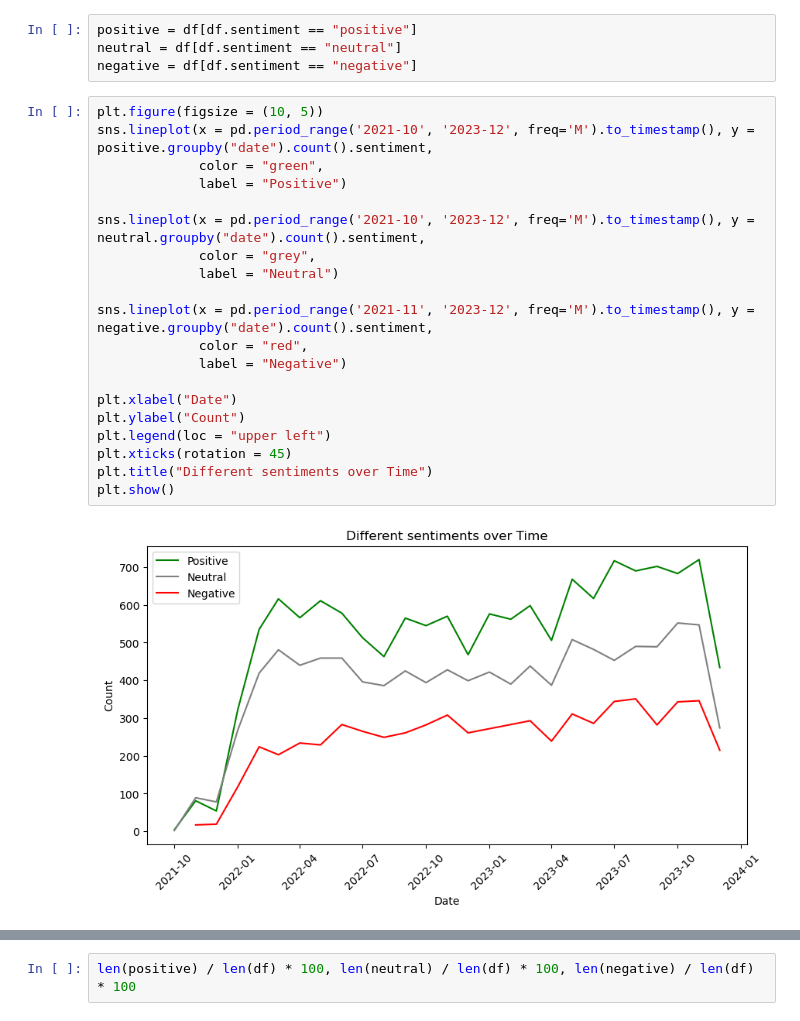
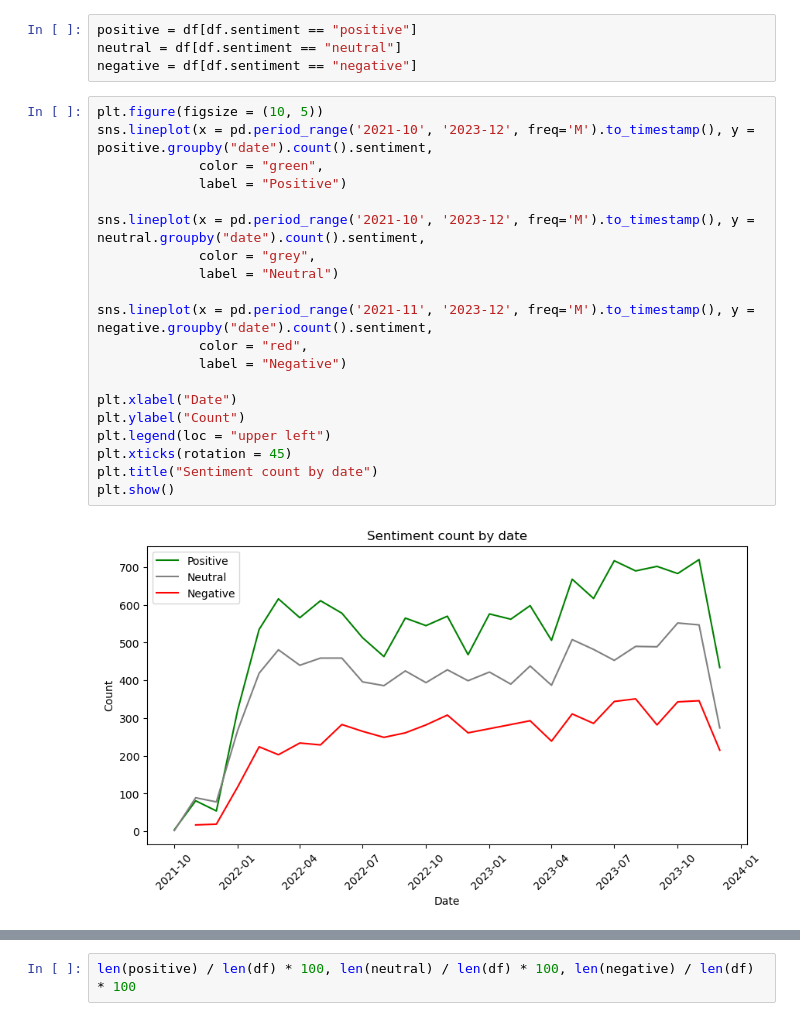
Before and after one commit to andrii-zapukhlyi/crypto_market_sentiment, a Jupyter notebook: crypto_market_sentiment.ipynb, the cells around one changed output, grey strips where cells are left out. Cells and saved outputs as stored; diff of their text form.

```diff
--- a/crypto_market_sentiment.ipynb
+++ b/crypto_market_sentiment.ipynb
@@ -120,22 +150,22 @@ negative = df[df.sentiment == "negative"]
 # %%
 plt.figure(figsize = (10, 5))
 sns.lineplot(x = pd.period_range('2021-10', '2023-12', freq='M').to_timestamp(), y = positive.groupby("date").count().sentiment,
              color = "green",
              label = "Positive")
 
 sns.lineplot(x = pd.period_range('2021-10', '2023-12', freq='M').to_timestamp(), y = neutral.groupby("date").count().sentiment,
              color = "grey",
              label = "Neutral")
 
 sns.lineplot(x = pd.period_range('2021-11', '2023-12', freq='M').to_timestamp(), y = negative.groupby("date").count().sentiment,
              color = "red",
              label = "Negative")
 
 plt.xlabel("Date")
 plt.ylabel("Count")
 plt.legend(loc = "upper left")
 plt.xticks(rotation = 45)
-plt.title("Different sentiments over Time")
+plt.title("Sentiment count by date")
 plt.show()
 # %% [output]
-[figure, old version]
+[figure, new version]
```
Also changed, not shown: parts of 80 cells of this notebook, 1 other file.
